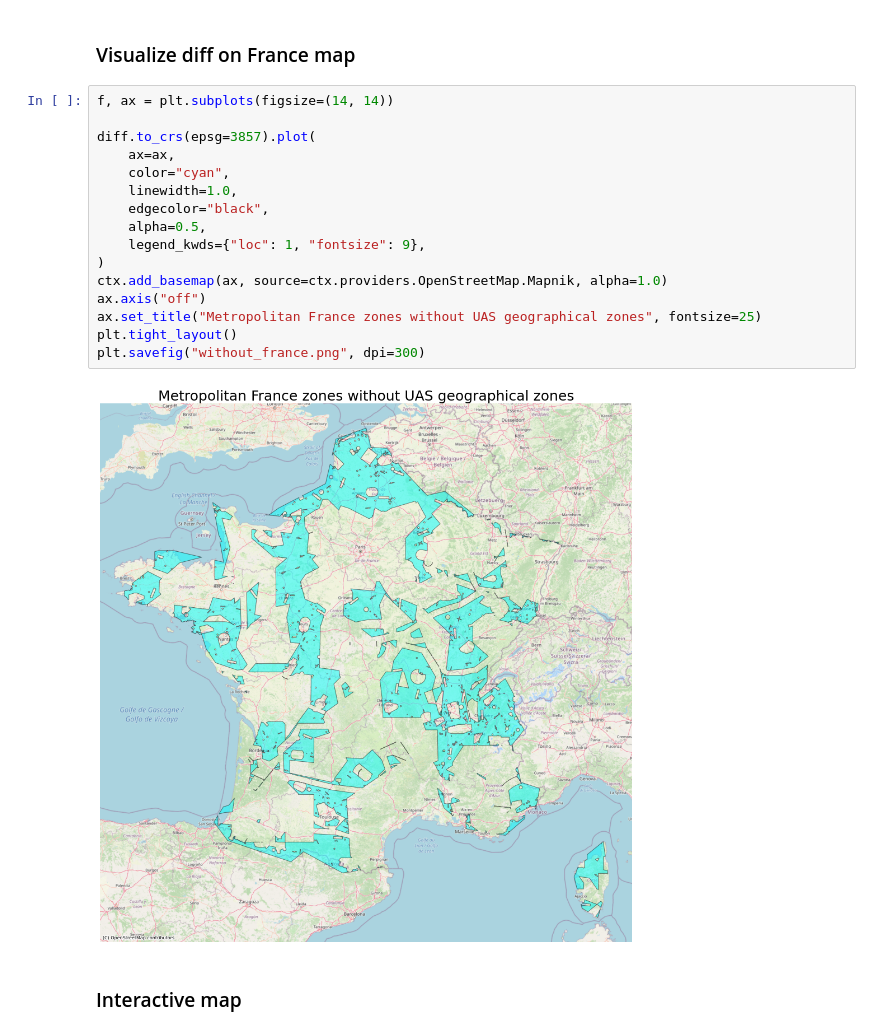
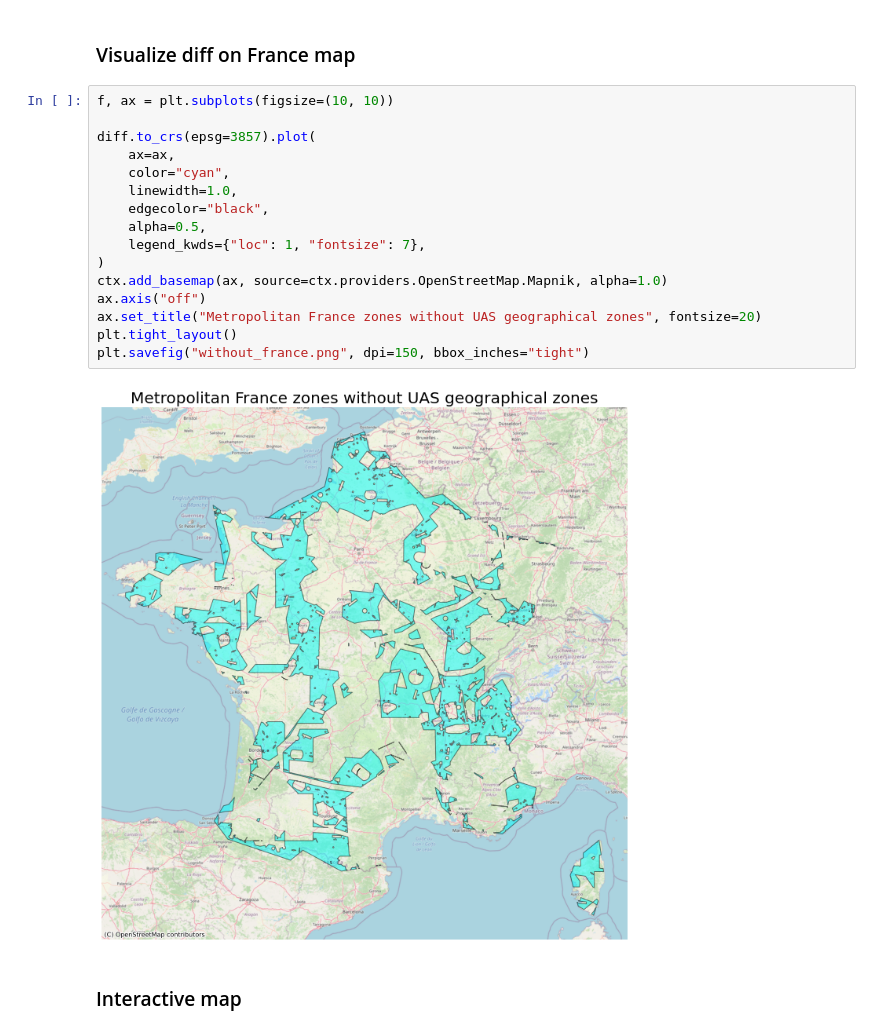
Before and after one commit to thomasdubdub/france-uas-geographical-zones, a Jupyter notebook: without_uas_zones.ipynb, the cells around one changed output. Cells and saved outputs as stored; diff of their text form.

```diff
--- a/without_uas_zones.ipynb
+++ b/without_uas_zones.ipynb
@@ -46,23 +46,23 @@ diff.plot()
 # %% [markdown]
 ### Visualize diff on France map
 # %%
-f, ax = plt.subplots(figsize=(14, 14))
+f, ax = plt.subplots(figsize=(10, 10))
 
 diff.to_crs(epsg=3857).plot(
     ax=ax,
     color="cyan",
     linewidth=1.0,
     edgecolor="black",
     alpha=0.5,
-    legend_kwds={"loc": 1, "fontsize": 9},
+    legend_kwds={"loc": 1, "fontsize": 7},
 )
 ctx.add_basemap(ax, source=ctx.providers.OpenStreetMap.Mapnik, alpha=1.0)
 ax.axis("off")
-ax.set_title("Metropolitan France zones without UAS geographical zones", fontsize=25)
+ax.set_title("Metropolitan France zones without UAS geographical zones", fontsize=20)
 plt.tight_layout()
-plt.savefig("without_france.png", dpi=300)
+plt.savefig("without_france.png", dpi=150, bbox_inches="tight")
 # %% [output]
-[figure, old version]
+[figure, new version]
 # %% [markdown]
 ### Interactive map
 # %%
```
Also changed, not shown: parts of 1 cell of this notebook, 3 other files.
